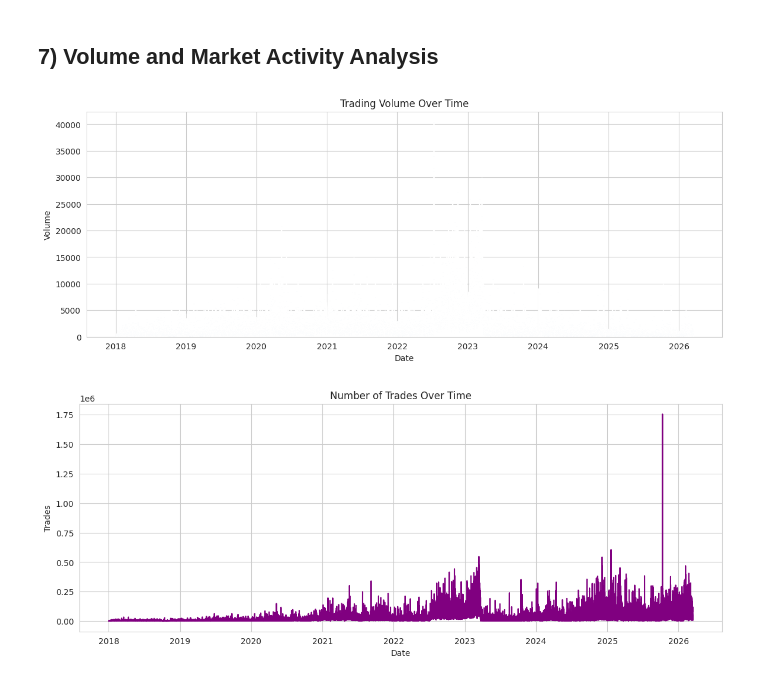
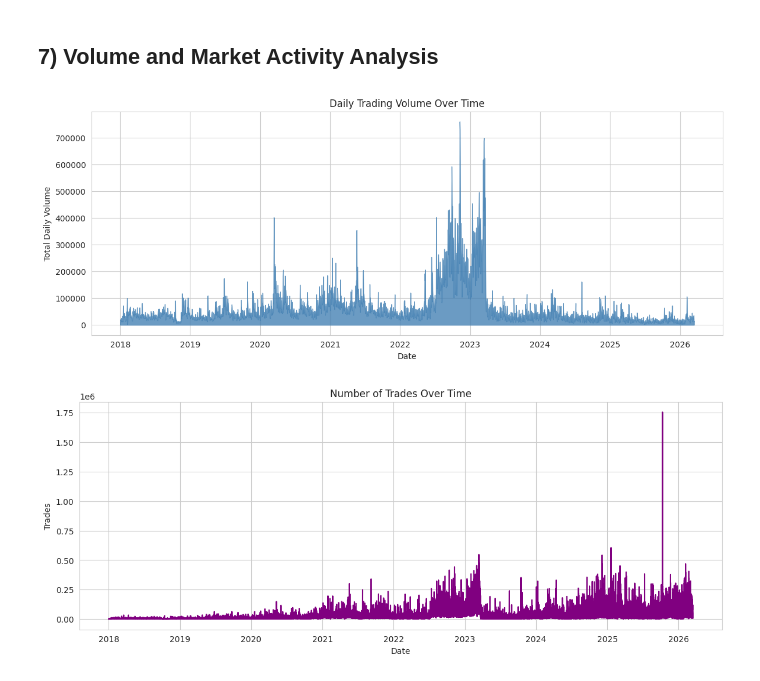
Before and after one commit to SyedAsadK/Bitcoin-analyzer, a Jupyter notebook: ml-engine/bitcoin_analysis_Version2.ipynb, the cells around one changed output. Saved outputs shown, nothing was run; the diff lists cells and outputs as text; code cells hidden in the pictures.

```diff
--- a/ml-engine/bitcoin_analysis_Version2.ipynb
+++ b/ml-engine/bitcoin_analysis_Version2.ipynb
@@ -226,13 +226,17 @@ plt.show()
 ## 7) Volume and Market Activity Analysis
 # %%
 plt.figure(figsize=(14, 5))
-plt.bar(df["Date"], df["Volume"], width=2)
-plt.title("Trading Volume Over Time")
+
+daily_volume = df.groupby(df['Date'].dt.date)['Volume'].sum()
+
+# fill_between creates a solid shape under the line
+plt.fill_between(daily_volume.index, daily_volume.values, color="steelblue", alpha=0.8)
+plt.title("Daily Trading Volume Over Time")
 plt.xlabel("Date")
-plt.ylabel("Volume")
+plt.ylabel("Total Daily Volume")
 plt.show()
 # %% [output]
-[figure, old version]
+[figure, new version]
 # %%
 if "Number of trades" in df.columns:
     plt.figure(figsize=(14, 5))
```
